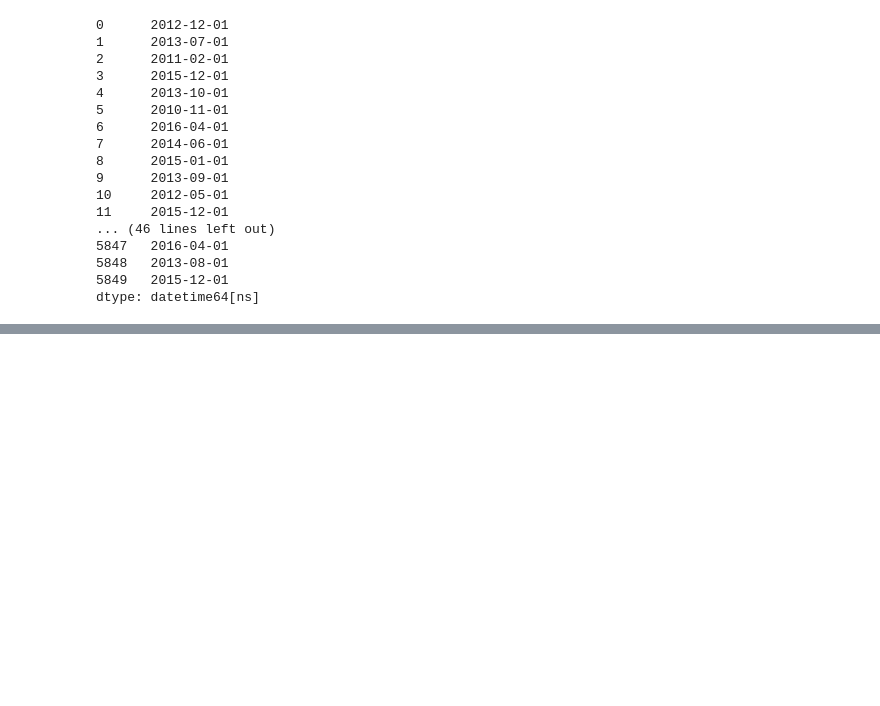
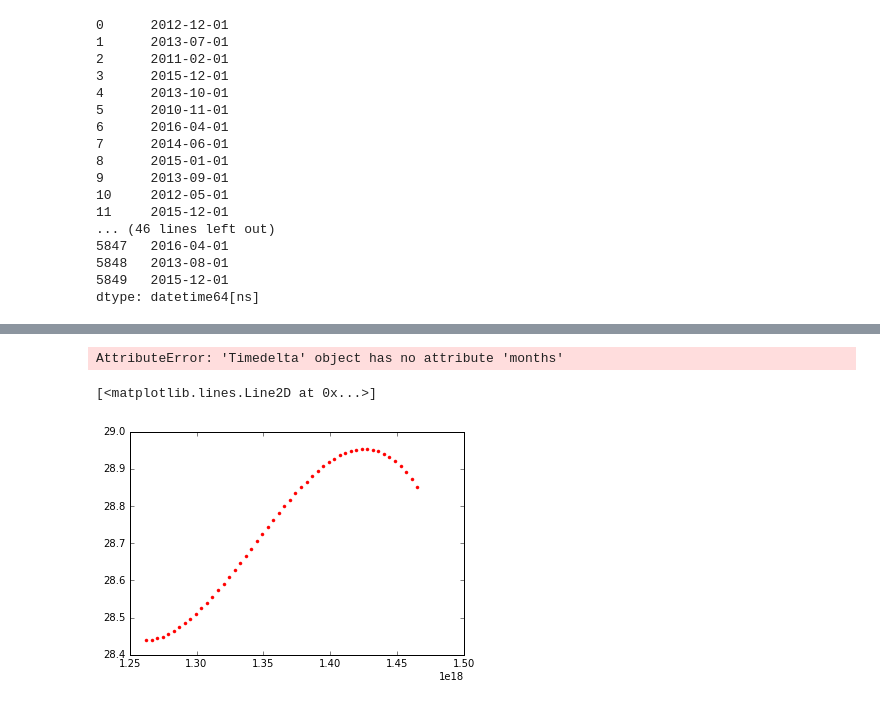
Before and after one commit to impact-learning/demo_backend, a Jupyter notebook: ML.ipynb, the cells around one changed output, grey strips where cells are left out. Cells and saved outputs as stored; diff of their text form; code cells hidden in the pictures; blank space fills up the shorter version.

```diff
--- a/ML.ipynb
+++ b/ML.ipynb
@@ -588,0 +592,2 @@ datetime.datetime.now().month
+# %%
+data = grab_data()
@@ -588,0 +596,3 @@ datetime.datetime.now().month
+# %%
+dates = pd.to_datetime(data.date).astype(np.int64).values
+np.max(dates)
@@ -588,0 +607,2 @@ datetime.datetime.now().month
+# %%
+z1 = np.poly1d(np.polyfit(dates, data.Score, 3))
@@ -588,0 +613,6 @@ datetime.datetime.now().month
+# %%
+diff.
+# %% [output]
+AttributeError: 'Timedelta' object has no attribute 'months'
+# %%
+xp = np.linspace(np.min(dates), np.max(dates), 50)
@@ -589,2 +621,7 @@ datetime.datetime.now().month
+# %%
+plot(xp, z1(xp), 'r.')
+# %% [output]
+[<matplotlib.lines.Line2D at 0x...>]
+[figure, added]
 # %%
 def update_project_stage(data, stage):
```
Also changed, not shown: parts of 28 cells of this notebook, 8 other files.
